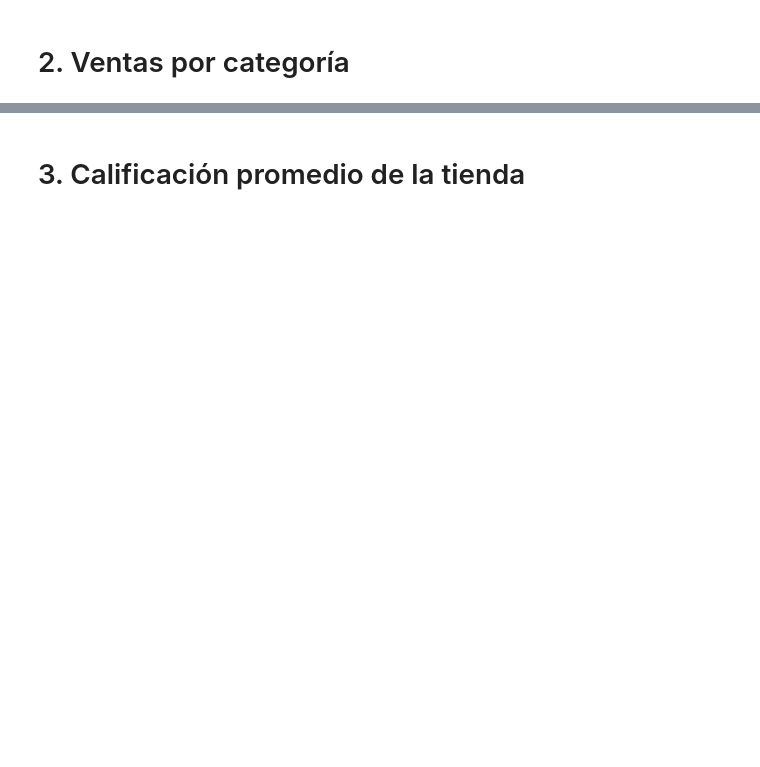
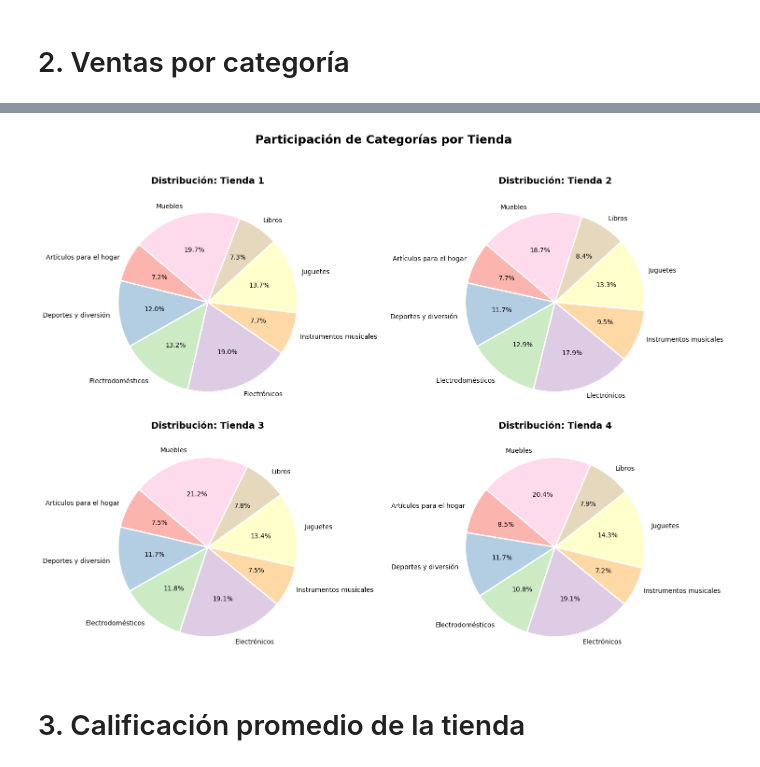
Before and after one commit to mrglaria/alura_store, a Jupyter notebook: Alura_Store.ipynb, the cells around one changed output, grey strips where cells are left out. Cells and saved outputs as stored; diff of their text form; code cells hidden in the pictures; blank space fills up the shorter version.

```diff
--- a/Alura_Store.ipynb
+++ b/Alura_Store.ipynb
@@ -30,2 +139,38 @@ tienda.head()
+# %%
+import matplotlib.pyplot as plt
+
+# 1. Agrupamos por tienda y categoría para contar la cantidad de ventas (filas)
+ventas_categoria_tienda = df_total.groupby(['Nombre_Tienda', 'Categoría del Producto']).size().reset_index(name='Conteo')
+
+# 2. Obtenemos la lista de las 4 tiendas
+tiendas = df_total['Nombre_Tienda'].unique()
+
+# 3. Configuramos una cuadrícula de 2 filas y 2 columnas
+fig, axes = plt.subplots(2, 2, figsize=(15, 12))
+axes = axes.flatten() # Aplanamos la matriz de ejes para iterar fácilmente
+
+# Definimos una paleta de colores linda
+colores = plt.cm.Pastel1.colors
+
+for i, tienda in enumerate(tiendas):
+    # Filtramos los datos de la tienda actual
+    datos_tienda = ventas_categoria_tienda[ventas_categoria_tienda['Nombre_Tienda'] == tienda]
+
+    # Creamos el gráfico circular en el espacio correspondiente
+    axes[i].pie(datos_tienda['Conteo'],
+                labels=datos_tienda['Categoría del Producto'],
+                autopct='%1.1f%%',
+                startangle=140,
+                colors=colores,
+                wedgeprops={'edgecolor': 'white', 'linewidth': 2}) # Separación entre porciones
+
+    axes[i].set_title(f'Distribución: {tienda}', fontsize=14, fontweight='bold', pad=10)
+
+# 4. Ajuste final de diseño
+plt.suptitle('Participación de Categorías por Tienda', fontsize=18, fontweight='bold', y=0.98)
+plt.tight_layout(rect=[0, 0.03, 1, 0.95])
+plt.show()
+# %% [output]
+[figure, added]
 # %% [markdown]
 # 3. Calificación promedio de la tienda
```
Also changed, not shown: parts of 16 cells of this notebook.
